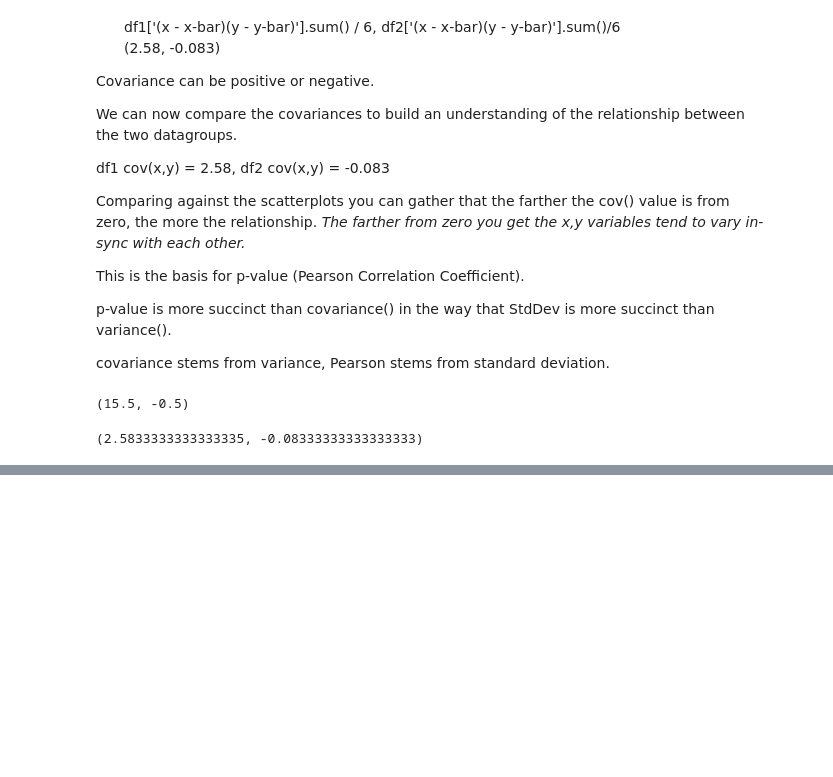
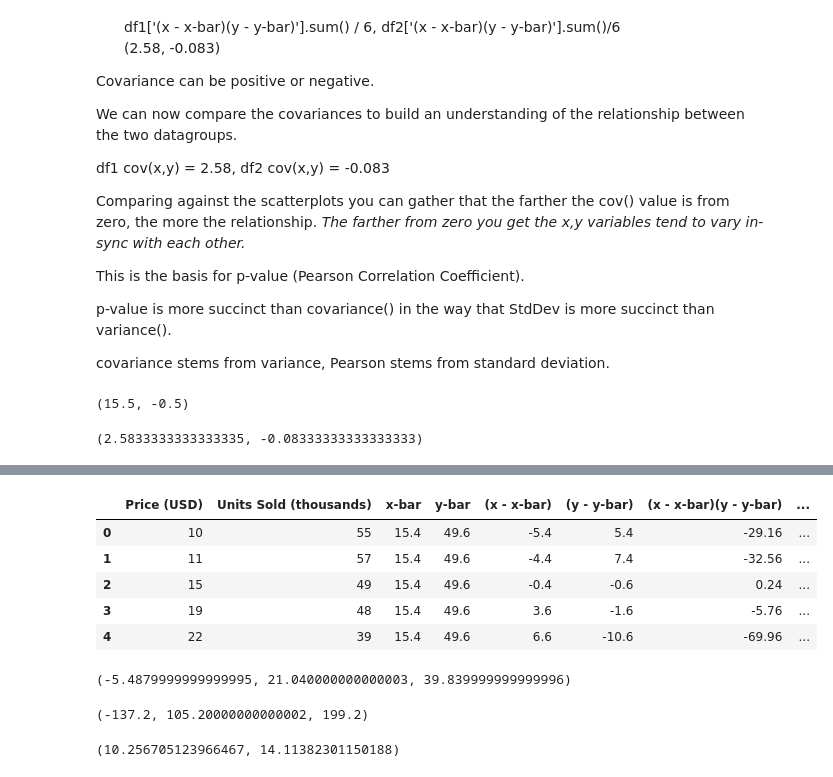
Before and after one commit to jsutch/statistics_review, a Jupyter notebook: 1. Intro. Data.ipynb, the cells around one changed output, grey strips where cells are left out. Cells and saved outputs as stored; diff of their text form; code cells hidden in the pictures; blank space fills up the shorter version.

```diff
--- a/1. Intro. Data.ipynb
+++ b/1. Intro. Data.ipynb
@@ -586,0 +636,24 @@ df1['(x - x-bar)(y - y-bar)'].sum() / 6, df2['(x - x-bar)(y - y-bar)'].sum()/6
+# %%
+df10
+# %% [output]
+|  | Price (USD) | Units Sold (thousands) | x-bar | y-bar | (x - x-bar) | (y - y-bar) | (x - x-bar)(y - y-bar) | ... |
+| 0 | 10 | 55 | 15.4 | 49.6 | -5.4 | 5.4 | -29.16 | ... |
+| 1 | 11 | 57 | 15.4 | 49.6 | -4.4 | 7.4 | -32.56 | ... |
+| 2 | 15 | 49 | 15.4 | 49.6 | -0.4 | -0.6 | 0.24 | ... |
+| 3 | 19 | 48 | 15.4 | 49.6 | 3.6 | -1.6 | -5.76 | ... |
+| 4 | 22 | 39 | 15.4 | 49.6 | 6.6 | -10.6 | -69.96 | ... |
+# %%
+# covariance
+df10['(x - x-bar)(y - y-bar)'].mean() / 5, df10['(x - x-bar)^2'].mean(), df10['(y - y-bar)^2'].mean()
+# %% [output]
+(-5.4879999999999995, 21.040000000000003, 39.839999999999996)
+# %%
+# sums
+df10['(x - x-bar)(y - y-bar)'].sum(), df10['(x - x-bar)^2'].sum(), df10['(y - y-bar)^2'].sum()
+# %% [output]
+(-137.2, 105.20000000000002, 199.2)
+# %%
+199.2
+math.sqrt(105.2), math.sqrt(199.2)
+# %% [output]
+(10.256705123966467, 14.11382301150188)
```
Also changed, not shown: parts of 9 cells of this notebook, 1 other file.
